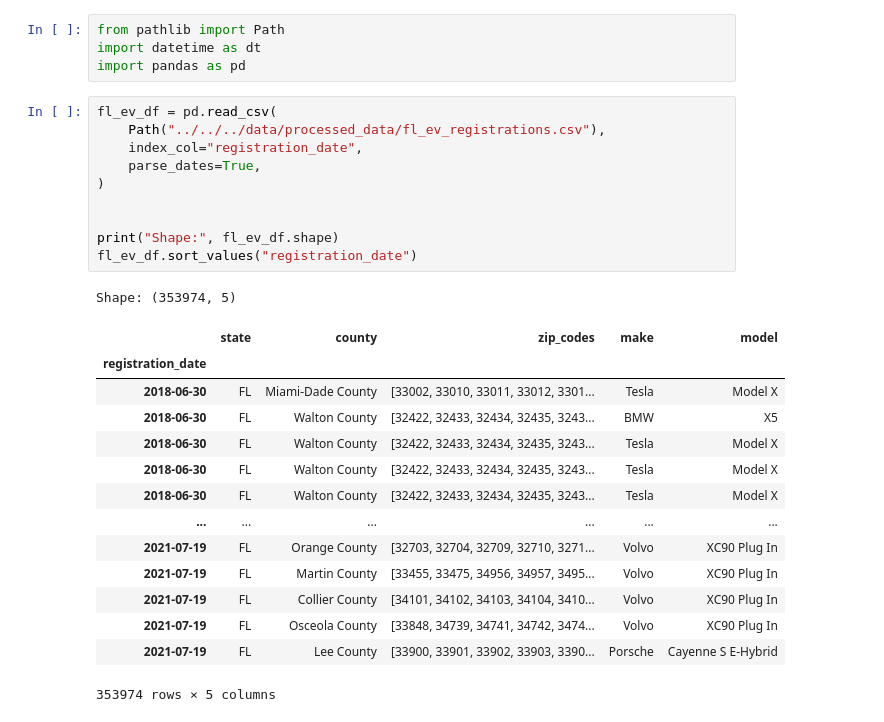
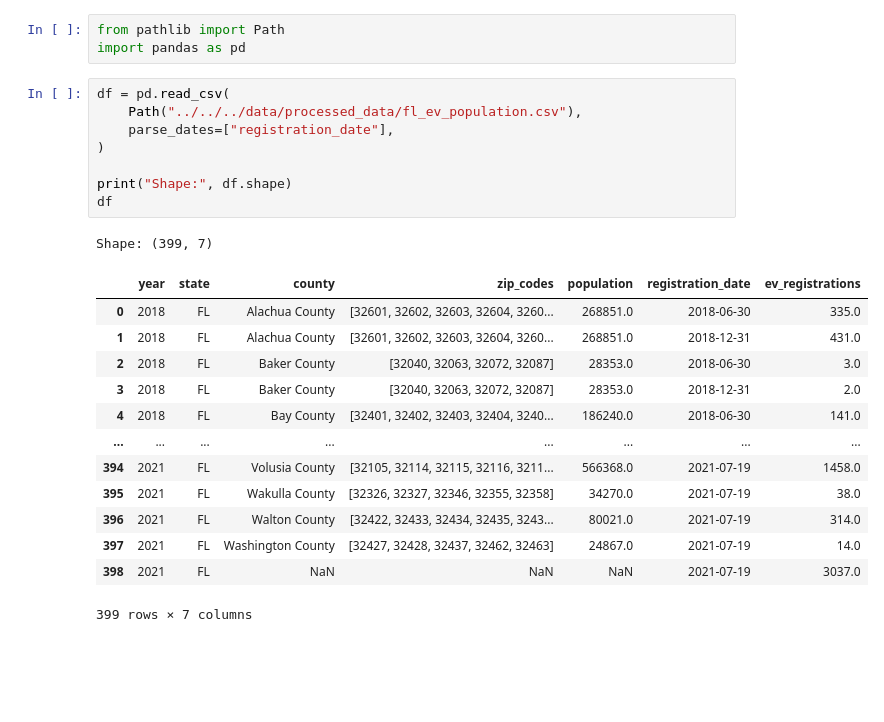
Before and after one commit to rune-encoder/Project-1, a Jupyter notebook: notebooks/individual_work/christian_exploration/christian_exploration.ipynb, the cells around one changed output. Cells and saved outputs as stored; diff of their text form; blank space fills up the shorter version.

```diff
--- a/notebooks/individual_work/christian_exploration/christian_exploration.ipynb
+++ b/notebooks/individual_work/christian_exploration/christian_exploration.ipynb
@@ -1,30 +1,26 @@
 # %%
 from pathlib import Path
-import datetime as dt
 import pandas as pd
 # %%
-fl_ev_df = pd.read_csv(
-    Path("../../../data/processed_data/fl_ev_registrations.csv"),
-    index_col="registration_date",
-    parse_dates=True,
+df = pd.read_csv(
+    Path("../../../data/processed_data/fl_ev_population.csv"),
+    parse_dates=["registration_date"],
 )
 
-
-print("Shape:", fl_ev_df.shape)
-fl_ev_df.sort_values("registration_date")
+print("Shape:", df.shape)
+df
 # %% [output]
-Shape: (353974, 5)
+Shape: (399, 7)
-|  | state | county | zip_codes | make | model |
-| registration_date |  |  |  |  |  |
-| 2018-06-30 | FL | Miami-Dade County | [33002, 33010, 33011, 33012, 3301... | Tesla | Model X |
-| 2018-06-30 | FL | Walton County | [32422, 32433, 32434, 32435, 3243... | BMW | X5 |
-| 2018-06-30 | FL | Walton County | [32422, 32433, 32434, 32435, 3243... | Tesla | Model X |
-| 2018-06-30 | FL | Walton County | [32422, 32433, 32434, 32435, 3243... | Tesla | Model X |
-| 2018-06-30 | FL | Walton County | [32422, 32433, 32434, 32435, 3243... | Tesla | Model X |
-| ... | ... | ... | ... | ... | ... |
-| 2021-07-19 | FL | Orange County | [32703, 32704, 32709, 32710, 3271... | Volvo | XC90 Plug In |
-| 2021-07-19 | FL | Martin County | [33455, 33475, 34956, 34957, 3495... | Volvo | XC90 Plug In |
-| 2021-07-19 | FL | Collier County | [34101, 34102, 34103, 34104, 3410... | Volvo | XC90 Plug In |
-| 2021-07-19 | FL | Osceola County | [33848, 34739, 34741, 34742, 3474... | Volvo | XC90 Plug In |
-| 2021-07-19 | FL | Lee County | [33900, 33901, 33902, 33903, 3390... | Porsche | Cayenne S E-Hybrid |
+|  | year | state | county | zip_codes | population | registration_date | ev_registrations |
+| 0 | 2018 | FL | Alachua County | [32601, 32602, 32603, 32604, 3260... | 268851.0 | 2018-06-30 | 335.0 |
+| 1 | 2018 | FL | Alachua County | [32601, 32602, 32603, 32604, 3260... | 268851.0 | 2018-12-31 | 431.0 |
+| 2 | 2018 | FL | Baker County | [32040, 32063, 32072, 32087] | 28353.0 | 2018-06-30 | 3.0 |
+| 3 | 2018 | FL | Baker County | [32040, 32063, 32072, 32087] | 28353.0 | 2018-12-31 | 2.0 |
+| 4 | 2018 | FL | Bay County | [32401, 32402, 32403, 32404, 3240... | 186240.0 | 2018-06-30 | 141.0 |
+| ... | ... | ... | ... | ... | ... | ... | ... |
+| 394 | 2021 | FL | Volusia County | [32105, 32114, 32115, 32116, 3211... | 566368.0 | 2021-07-19 | 1458.0 |
+| 395 | 2021 | FL | Wakulla County | [32326, 32327, 32346, 32355, 32358] | 34270.0 | 2021-07-19 | 38.0 |
+| 396 | 2021 | FL | Walton County | [32422, 32433, 32434, 32435, 3243... | 80021.0 | 2021-07-19 | 314.0 |
+| 397 | 2021 | FL | Washington County | [32427, 32428, 32437, 32462, 32463] | 24867.0 | 2021-07-19 | 14.0 |
+| 398 | 2021 | FL | NaN | NaN | NaN | 2021-07-19 | 3037.0 |
-353974 rows × 5 columns
+399 rows × 7 columns
```
Also changed, not shown: parts of 6 cells of this notebook, 3 other files.
